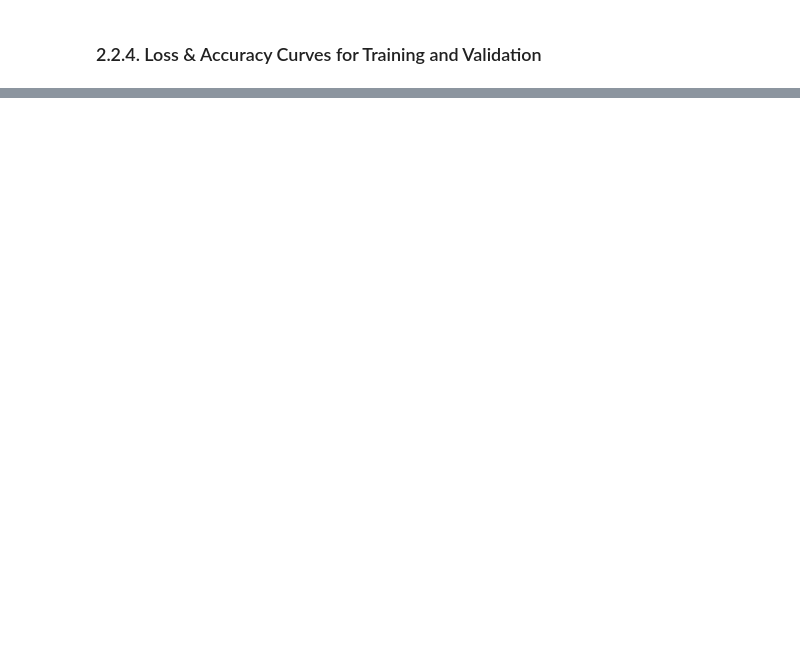
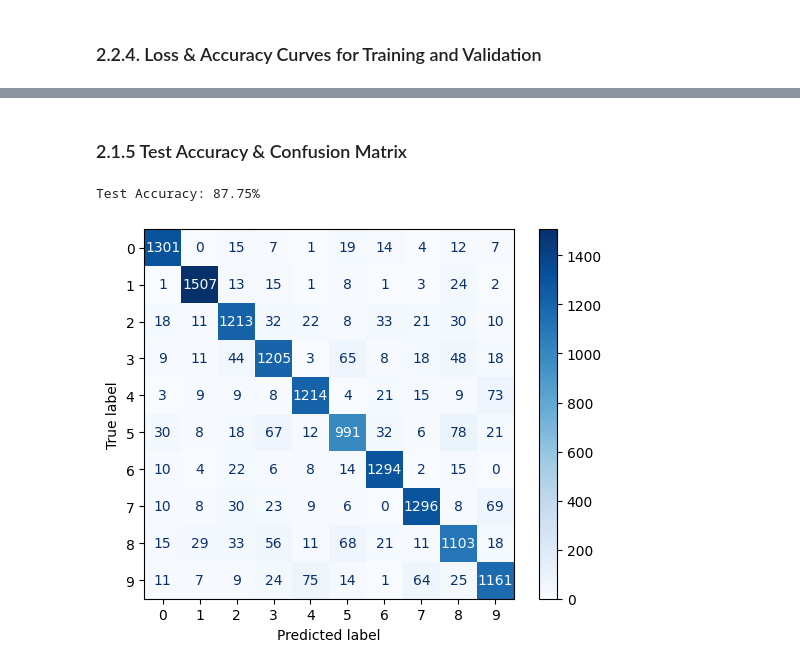
Before and after one commit to marwanelgharbawy/neural-network-implementation, a Jupyter notebook: Linear_Classification_Models.ipynb, the cells around one changed output, grey strips where cells are left out. Saved outputs shown, nothing was run; the diff lists cells and outputs as text; code cells hidden in the pictures; blank space fills up the shorter version.

Commit message:
Test the model with the Test Set

```diff
--- a/Linear_Classification_Models.ipynb
+++ b/Linear_Classification_Models.ipynb
@@ -413,0 +414,24 @@ plt.show()
+# %% [markdown]
+### 2.1.5 Test Accuracy & Confusion Matrix
+# %%
+with torch.no_grad():
+    x_test_flat = x_test_tensor.squeeze(1)      # shape [N,784]
+    y_test_idx = y_test_tensor.long().view(-1)  # shape [N]
+    # Forward Pass (logits)
+    test_logits = x_test_flat @ weights_soft + bias_soft # shape [N, 10]
+    # Numerical-stable softmax
+    test_probs = torch.softmax(test_logits - test_logits.max(dim=1, keepdim=True).values, dim=1)
+    # Predicted class = index of max probability
+    test_pred_labels = test_probs.argmax(dim=1)
+
+# Compute Accuracy
+test_accuracy = (test_pred_labels == y_test_idx).float().mean().item()
+print(f"Test Accuracy: {test_accuracy*100:.2f}%")
+
+# Confusion Matrix
+cm = confusion_matrix(y_test_idx.numpy(), test_pred_labels.numpy(), labels=list(range(10)))
+ConfusionMatrixDisplay(cm, display_labels=list(range(10))).plot(cmap="Blues")
+plt.show()
+# %% [output]
+Test Accuracy: 87.75%
+[figure, added]
```
Also changed, not shown: parts of 5 cells of this notebook.
